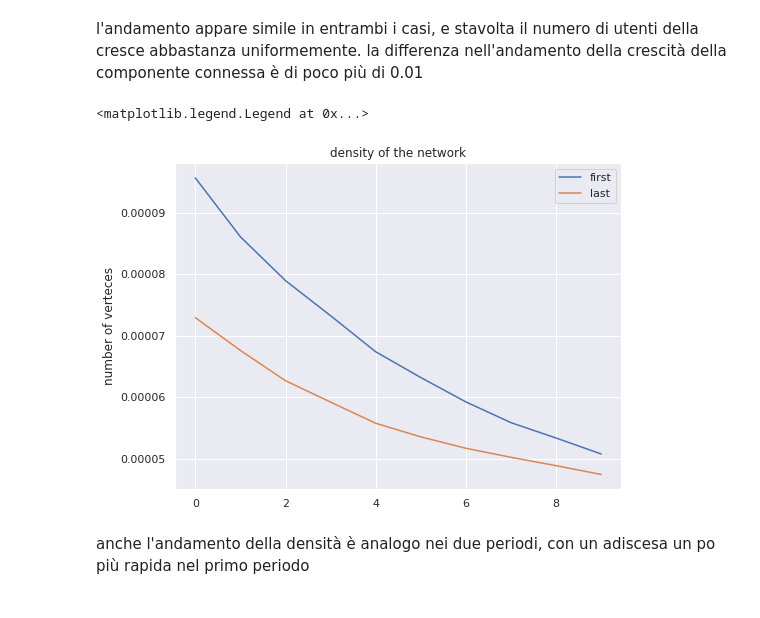
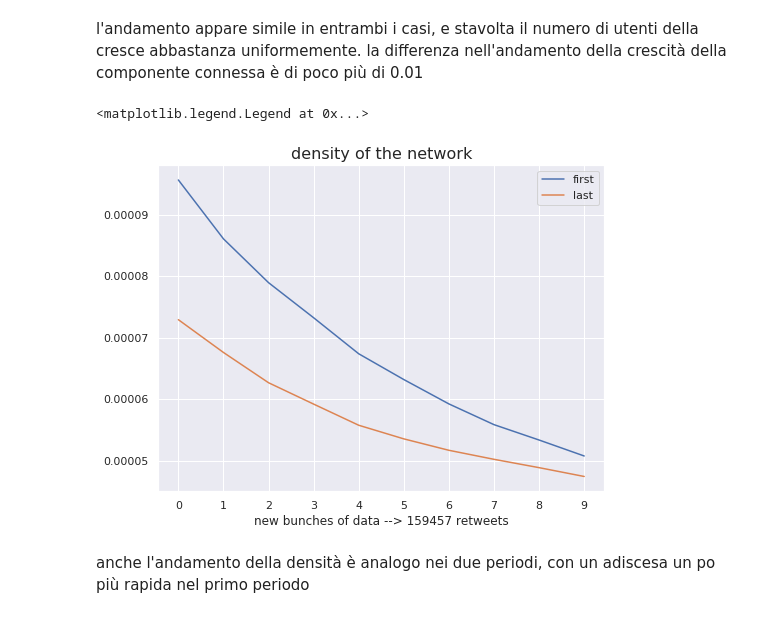
Before and after one commit to DanielePignedoli/Twitter_project, a Jupyter notebook: Network Density ad Connected Component .ipynb, the cells around one changed output. Drawn from its saved outputs; the diff is of its cells as text; code cells hidden in the pictures.

```diff
--- a/Network Density ad Connected Component .ipynb
+++ b/Network Density ad Connected Component .ipynb
@@ -291,13 +290,15 @@ l'andamento appare simile in entrambi i casi, e stavolta il numero di utenti del
 # %%
 fig,ax = plt.subplots(1,1, figsize= (8,6))
 ax.plot([g.density() for g in graphs['first']], label='first')
 ax.plot([g.density() for g in graphs['last']], label = 'last')
-ax.set_title('density of the network')
-ax.set_ylabel('number of verteces')
+ax.set_title('density of the network',fontsize=16)
+ax.set_xlabel('new bunches of data --> %d retweets'%new_lines)
+ax.set_xticks(range(10))
+plt.savefig('density(data).png')
 ax.legend()
 # %% [output]
 <matplotlib.legend.Legend at 0x...>
-[figure, old version]
+[figure, new version]
 # %% [markdown]
 anche l'andamento della densità è analogo nei due periodi, con un adiscesa un po più rapida nel primo periodo
 # %%
```
Also changed, not shown: parts of 7 cells of this notebook.
